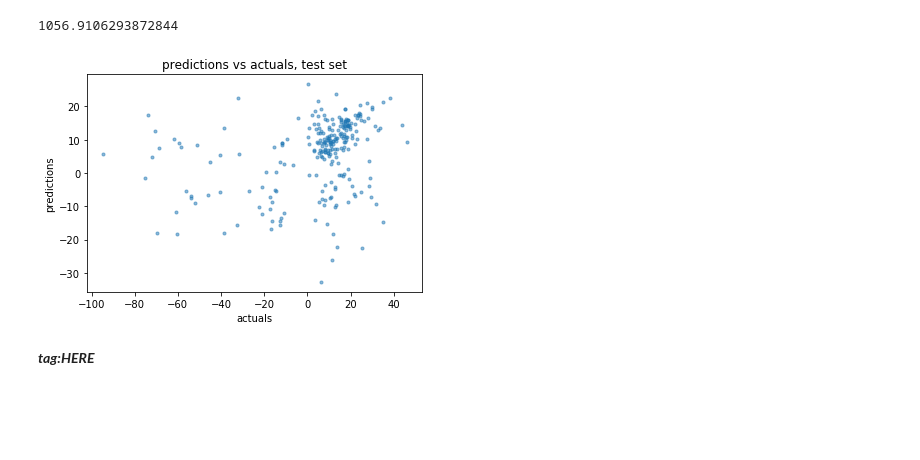
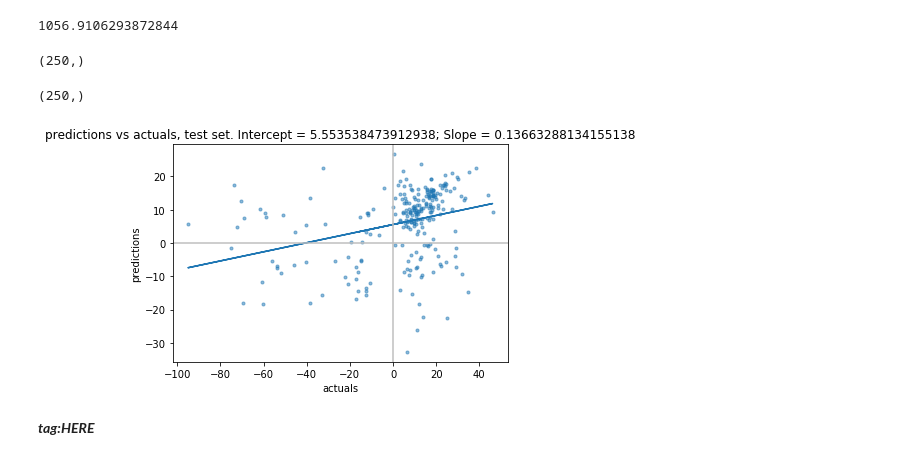
Before and after one commit to PipCourbois/LendingClubModels, a Jupyter notebook: LendingClub_EDA_and_Training.ipynb, the cells around one changed output. Cells and saved outputs as stored; diff of their text form; code cells hidden in the pictures; blank space fills up the shorter version.

Commit message:
added lines to scatter

```diff
--- a/LendingClub_EDA_and_Training.ipynb
+++ b/LendingClub_EDA_and_Training.ipynb
@@ -398,18 +398,37 @@ predictions.sum()
 test_labels.sum()
 # %% [output]
 1056.9106293872844
+# %%
+predictions.shape
+# %% [output]
+(250,)
+# %%
+test_labels[:,0].shape
+# %% [output]
+(250,)
 # %%
 import matplotlib.pyplot as plt
+from numpy.polynomial.polynomial import polyfit
 
 area = np.pi*3
 
 plt.scatter(x=test_labels, y=predictions, s=area, alpha=0.5)
-plt.title('predictions vs actuals, test set')
+
+
+# this is a bit annoying but test_labels has 2 dimensions for some reason, try test_labels.shape
+b, m = polyfit(x=test_labels[:,0],y=predictions,deg=1)
+
+plt.plot(test_labels, b + m * test_labels, '-')
+plt.axhline(y=0,color = '0.75')
+plt.axvline(x=0,color = '0.75')
+
+plt.title("predictions vs actuals, test set. Intercept = {}; Slope = {}".format(b,m))
 plt.xlabel('actuals')
 plt.ylabel('predictions')
+
 plt.show()
 # %% [output]
-[figure, old version]
+[figure, new version]
 # %% [markdown]
 **_tag:HERE_**
 # %%
```
